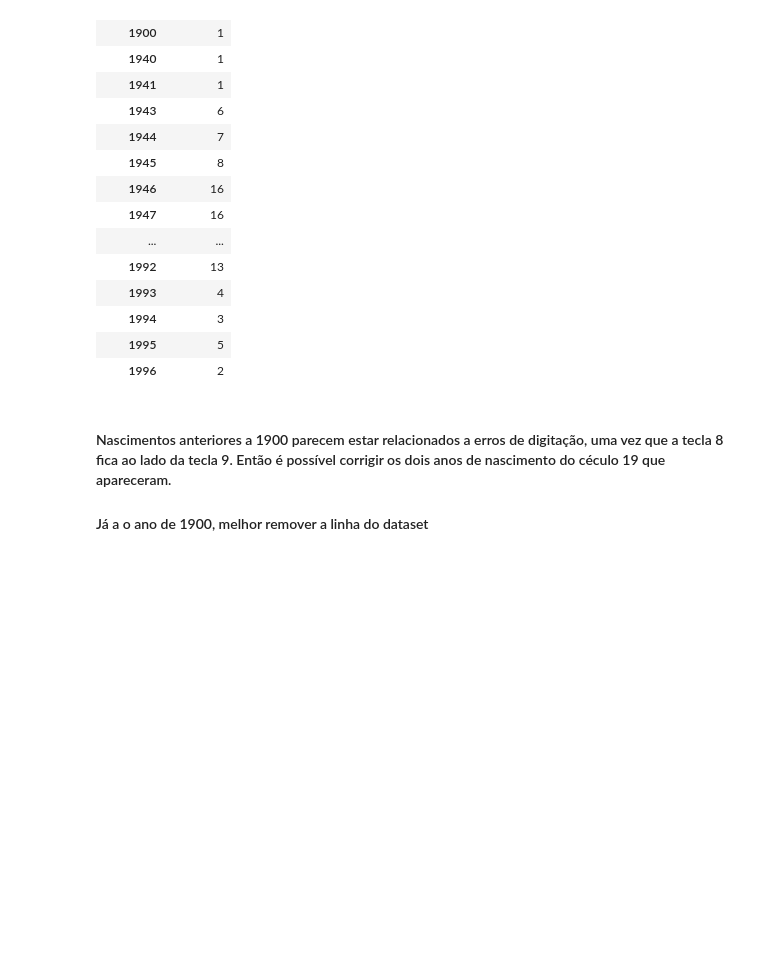
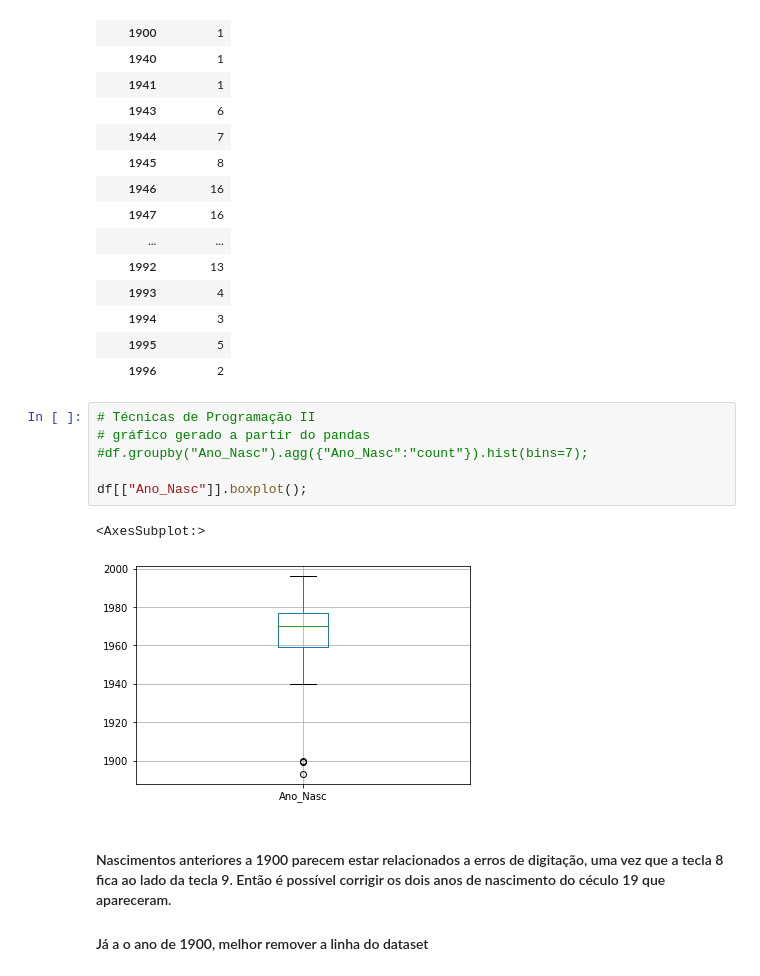
Before and after one commit to airtoncarneiro/LetsCode_Mod04, a Jupyter notebook: Customer Personality.ipynb, the cells around one changed output. Cells and saved outputs as stored; diff of their text form; blank space fills up the shorter version.

```diff
--- a/Customer Personality.ipynb
+++ b/Customer Personality.ipynb
@@ -282,6 +285,15 @@ df.groupby("Ano_Nasc").agg({"Ano_Nasc":"count"})
 | 1994 | 3 |
 | 1995 | 5 |
 | 1996 | 2 |
+# %%
+# Técnicas de Programação II
+# gráfico gerado a partir do pandas
+#df.groupby("Ano_Nasc").agg({"Ano_Nasc":"count"}).hist(bins=7);
+
+df[["Ano_Nasc"]].boxplot();
+# %% [output]
+<AxesSubplot:>
+[figure, added]
 # %% [markdown]
 #### Nascimentos anteriores a 1900 parecem estar relacionados a erros de digitação, uma vez que a tecla 8 fica ao lado da tecla 9.  Então é possível corrigir os dois anos de nascimento do céculo 19 que apareceram.
 
```
Also changed, not shown: parts of 29 cells of this notebook.
